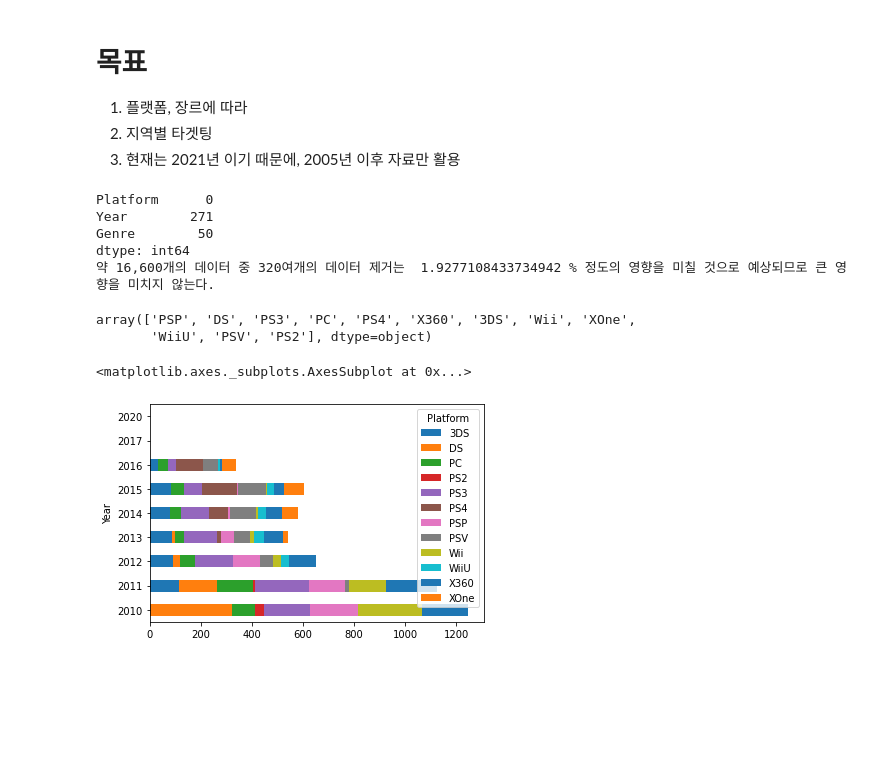
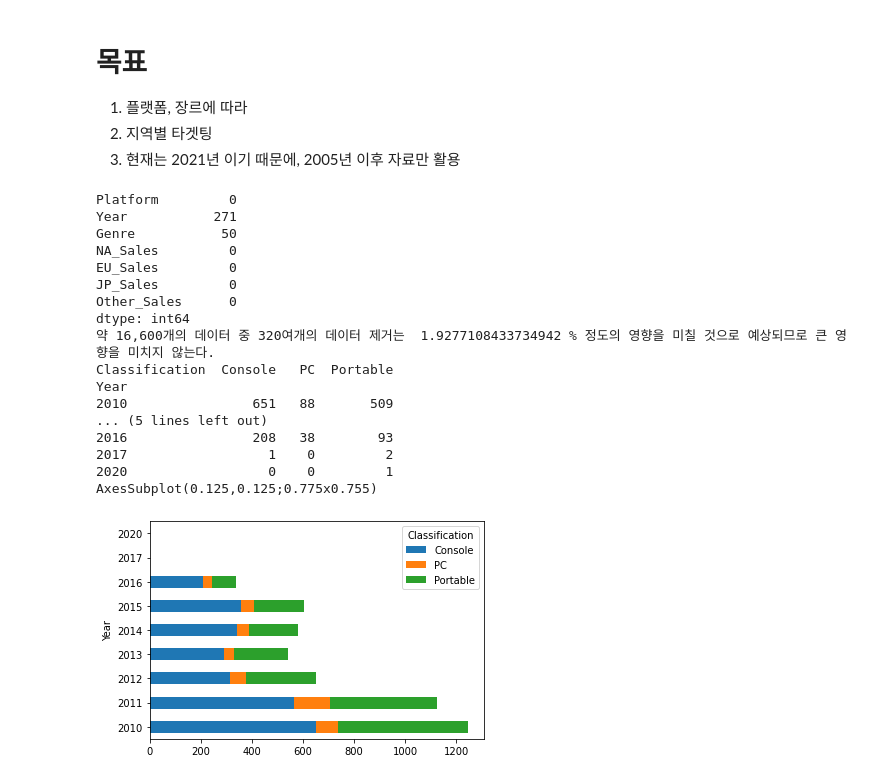
Before and after one commit to Shena2/project, a Jupyter notebook: section1_project.ipynb, the cells around one changed output. Drawn from its saved outputs; the diff is of its cells as text; code cells hidden in the pictures; blank space fills up the shorter version.

```diff
--- a/section1_project.ipynb
+++ b/section1_project.ipynb
@@ -59,48 +59,76 @@ df
 3. 현재는 2021년 이기 때문에, 2005년 이후 자료만 활용
 # %%
 # name, pulisher drop
-# df1 = df[['Platform', 'Year', 'Genre', 'NA_Sales', 'EU_Sales',	'JP_Sales',	'Other_Sales']]
-df1 = df[['Platform', 'Year', 'Genre']]
+df1 = df[['Platform', 'Year', 'Genre', 'NA_Sales', 'EU_Sales',	'JP_Sales',	'Other_Sales']]
 
 # 결측치 제거
 print(df1.isnull().sum())
 print("약 16,600개의 데이터 중 320여개의 데이터 제거는 ",
       320/16600*100, "% 정도의 영향을 미칠 것으로 예상되므로 큰 영향을 미치지 않는다.")
 df1 = df1.dropna()
 
 # Year 타입 변경 (float -> int)
 df1['Year'] = df1['Year'].astype(int)
 
+# 경고 끄기
+pd.set_option('mode.chained_assignment',  None)
+
 # 2010년 이후 자료만 활용
 df1_after2010 = df1[df['Year'] >= 2010]
-df1_after2010
 
 # 고유값
 df1_after2010['Platform'].unique()
+## 'PSP', 'DS', 'PS3', 'PC', 'PS4', 'X360', '3DS', 'Wii', 'XOne', 'WiiU', 'PSV', 'PS2'
 
-'PSP', 'DS', 'PS3', 'PC', 'PS4', 'X360', '3DS', 'Wii', 'XOne', 'WiiU', 'PSV', 'PS2'
+# 플랫폼 종류 분류 (PC, 모바일, 콘솔)
+  # PC = 'PC'
+  # 모바일(휴대용 게임기) = 'PSV', 'PSP', '3DS', 'DS'
+  # 콘솔 = 'PS2', 'PS3', 'PS4', 'Wii', 'WiiU', 'XOne', 'X360'
+  # 아케이드 = X
+
+df1_after2010['Classification'] = df1_after2010['Platform']
+
+df1_after2010['Classification'] = df1_after2010['Classification'].replace('PSV', 'Portable')
+df1_after2010['Classification'] = df1_after2010['Classification'].replace('PSP', 'Portable')
+df1_after2010['Classification'] = df1_after2010['Classification'].replace('3DS', 'Portable')
+df1_after2010['Classification'] = df1_after2010['Classification'].replace('DS', 'Portable')
+
+df1_after2010['Classification'] = df1_after2010['Classification'].replace('PS2', 'Console')
+df1_after2010['Classification'] = df1_after2010['Classification'].replace('PS3', 'Console')
+df1_after2010['Classification'] = df1_after2010['Classification'].replace('PS4', 'Console')
+df1_after2010['Classification'] = df1_after2010['Classification'].replace('Wii', 'Console')
+df1_after2010['Classification'] = df1_after2010['Classification'].replace('WiiU', 'Console')
+df1_after2010['Classification'] = df1_after2010['Classification'].replace('XOne', 'Console')
+df1_after2010['Classification'] = df1_after2010['Classification'].replace('X360', 'Console')
 
 # 값의 개수
 # df1_after2010['Platform'].value_counts()
+
+# 최근 10년간 게임별 플랫폼 동향 # value_counts() 를 이용할 수도 있을까?
+df1_crosstab = pd.crosstab(index=df1_after2010['Year'], columns=df1_after2010['Classification'])
+print(df1_crosstab)
+
+# 시각화 (누적 막대 그래프)
+import matplotlib.pyplot as plt
+
+df1_decade = df1_crosstab.plot.barh(stacked=True)
+print(df1_decade)
 # %% [output]
-Platform      0
-Year        271
-Genre        50
+Platform         0
+Year           271
+Genre           50
+NA_Sales         0
+EU_Sales         0
+JP_Sales         0
+Other_Sales      0
 dtype: int64
 약 16,600개의 데이터 중 320여개의 데이터 제거는  1.9277108433734942 % 정도의 영향을 미칠 것으로 예상되므로 큰 영향을 미치지 않는다.
+Classification  Console   PC  Portable
+Year
+2010                651   88       509
+... (5 lines left out)
+2016                208   38        93
+2017                  1    0         2
+2020                  0    0         1
+AxesSubplot(0.125,0.125;0.775x0.755)
-array(['PSP', 'DS', 'PS3', 'PC', 'PS4', 'X360', '3DS', 'Wii', 'XOne',
-       'WiiU', 'PSV', 'PS2'], dtype=object)
+[figure, added]
-# %%
-# 최근 10년간 게임별 플랫폼 동향
-# value_counts() 를 이용할 수도 있을까?
-df1_crosstab = pd.crosstab(index=df1_after2010['Year'], columns=df1_after2010['Platform'])
-df1_crosstab
-
-# 시각화 (누적 막대 그래프)
-import matplotlib.pyplot as plt
-
-df1_decade = df1_crosstab.plot.barh(stacked=True) #alpha=0.5 #투명도x
-df1_decade
-# %% [output]
-<matplotlib.axes._subplots.AxesSubplot at 0x...>
-[figure, removed]
```
Also changed, not shown: parts of 4 cells of this notebook.
